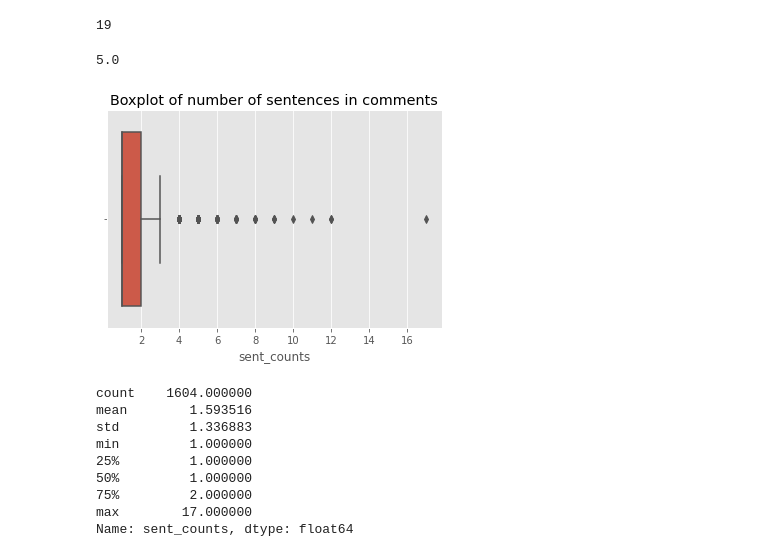
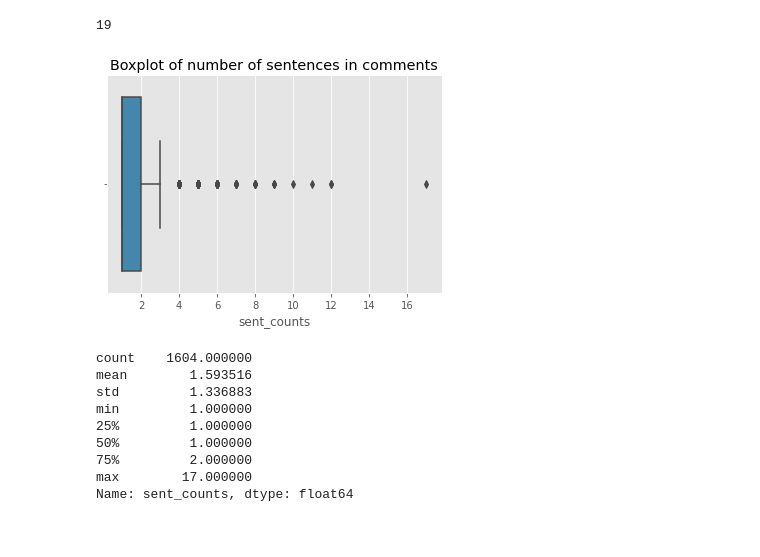
Before and after one commit to MariuszAndziak/Headphone_reviews, a Jupyter notebook: 01_EDA.ipynb, the cells around one changed output. Cells and saved outputs as stored; diff of their text form; code cells hidden in the pictures.

```diff
--- a/01_EDA.ipynb
+++ b/01_EDA.ipynb
@@ -100,7 +104,7 @@ Name: Color, dtype: float64
 # %%
 class tiny_preprocessing(object):
     '''
-    Simple preprocessing class for text cleanup
+    Simple preprocessing class for text cleanup. Only basic functions are included.
     '''
     def __init__(self, text):
         self.text = text
@@ -296,14 +364,10 @@ df['word_counts_rev'].max()
 # %% [output]
 19
-# %%
-np.median(df[df['COMMENTS'].isna()]['word_counts_rev'])
-# %% [output]
-5.0
 # %%
 plt.title('Boxplot of number of sentences in comments')
-sns.boxplot(df['sent_counts']);
+sns.boxplot(df['sent_counts'], color= cycle_colors[1]);
 # %% [output]
-[figure, old version]
+[figure, new version]
 # %%
 df['sent_counts'].describe()
 # %% [output]
```
Also changed, not shown: parts of 89 cells of this notebook.
